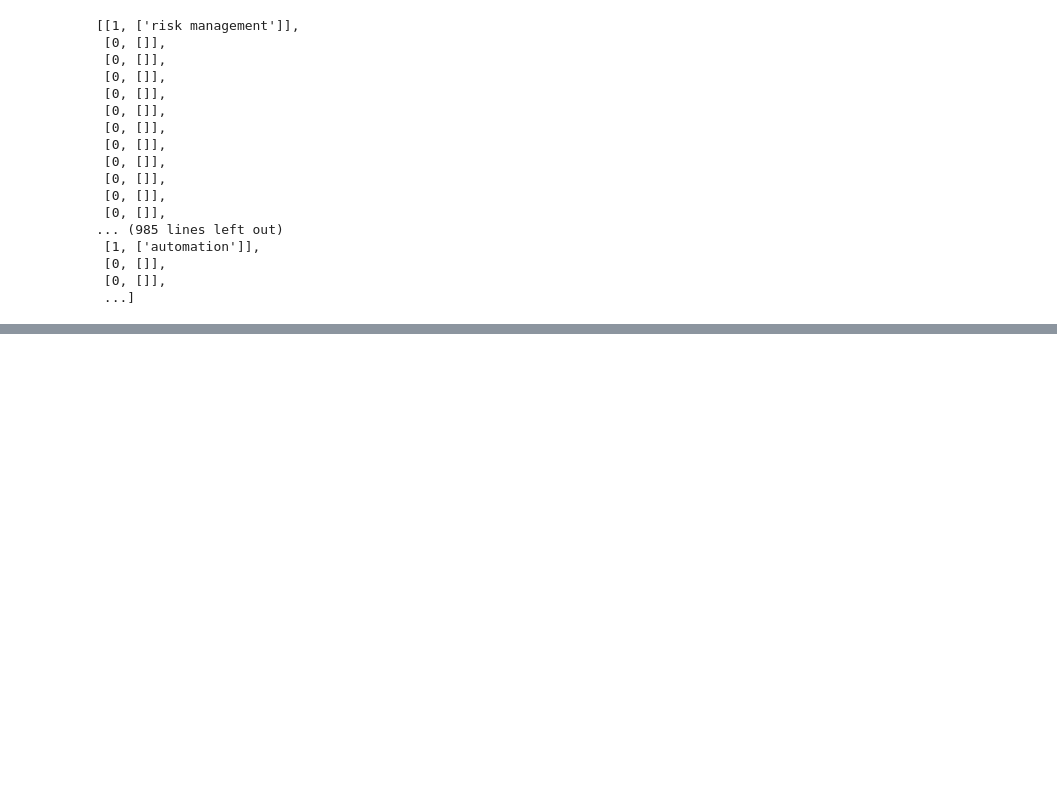
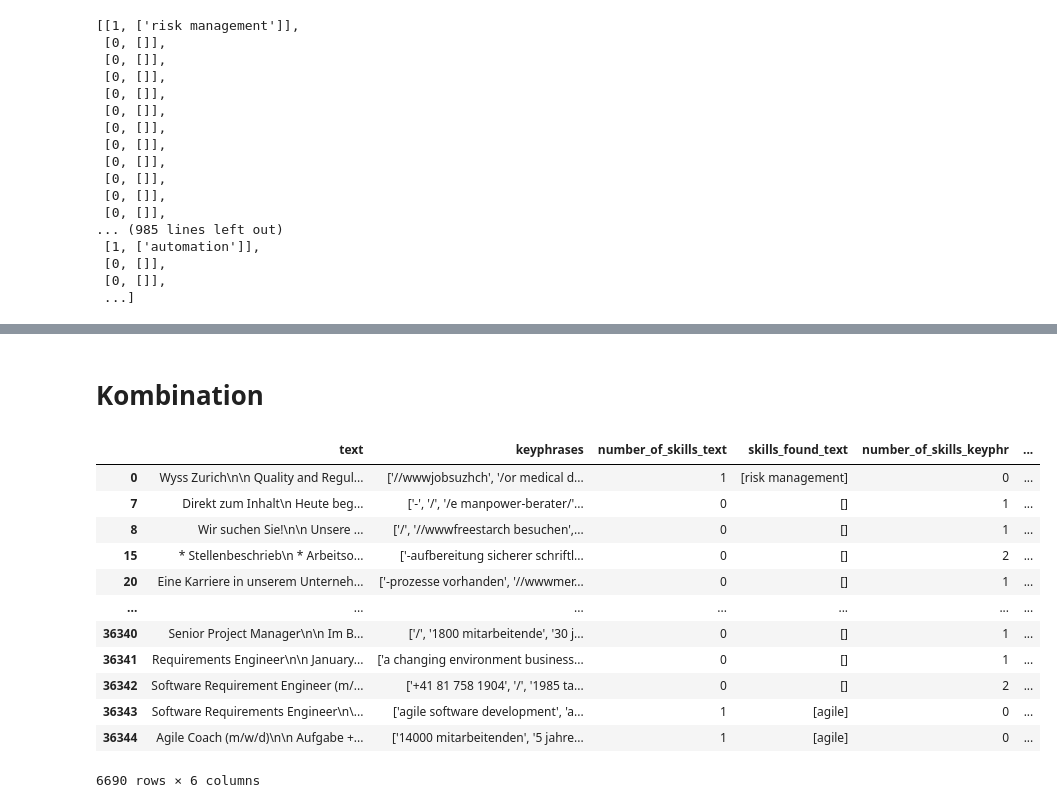
Before and after one commit to isabelvonah/skills, a Jupyter notebook: 01_scraping/06_find_relevant_offers.ipynb, the cells around one changed output, grey strips where cells are left out. Saved outputs shown, nothing was run; the diff lists cells and outputs as text; code cells hidden in the pictures; blank space fills up the shorter version.

```diff
--- a/01_scraping/06_find_relevant_offers.ipynb
+++ b/01_scraping/06_find_relevant_offers.ipynb
@@ -123,0 +181,19 @@ comparison["text"].iloc[30]
+# %% [markdown]
+# Kombination
+# %%
+combi = comparison2[(comparison2["number_of_skills_keyphr"]  > 0 )| (comparison2["number_of_skills_text"] > 0)]
+combi
+# %% [output]
+|  | text | keyphrases | number_of_skills_text | skills_found_text | number_of_skills_keyphr | ... |
+| 0 | Wyss Zurich\n\n Quality and Regul... | ['//wwwjobsuzhch', '/or medical d... | 1 | [risk management] | 0 | ... |
+| 7 | Direkt zum Inhalt\n Heute beg... | ['-', '/', '/e manpower-berater/'... | 0 | [] | 1 | ... |
+| 8 | Wir suchen Sie!\n\n Unsere ... | ['/', '//wwwfreestarch besuchen',... | 0 | [] | 1 | ... |
+| 15 | * Stellenbeschrieb\n * Arbeitso... | ['-aufbereitung sicherer schriftl... | 0 | [] | 2 | ... |
+| 20 | Eine Karriere in unserem Unterneh... | ['-prozesse vorhanden', '//wwwmer... | 0 | [] | 1 | ... |
+| ... | ... | ... | ... | ... | ... | ... |
+| 36340 | Senior Project Manager\n\n Im B... | ['/', '1800 mitarbeitende', '30 j... | 0 | [] | 1 | ... |
+| 36341 | Requirements Engineer\n\n January... | ['a changing environment business... | 0 | [] | 1 | ... |
+| 36342 | Software Requirement Engineer (m/... | ['+41 81 758 1904', '/', '1985 ta... | 0 | [] | 2 | ... |
+| 36343 | Software Requirements Engineer\n\... | ['agile software development', 'a... | 1 | [agile] | 0 | ... |
+| 36344 | Agile Coach (m/w/d)\n\n Aufgabe +... | ['14000 mitarbeitenden', '5 jahre... | 1 | [agile] | 0 | ... |
+6690 rows × 6 columns
```
Also changed, not shown: parts of 28 cells of this notebook, 1 other file.
